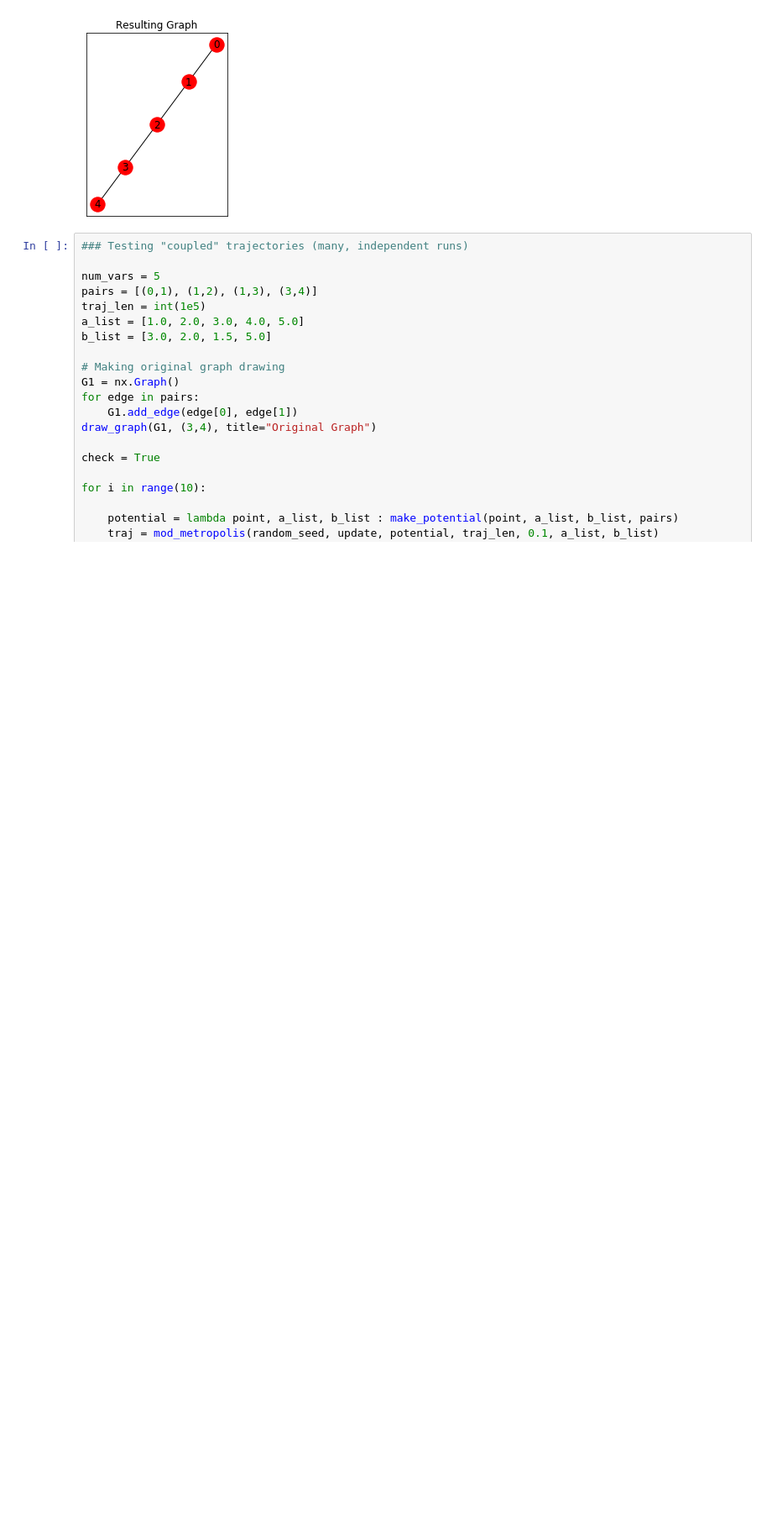
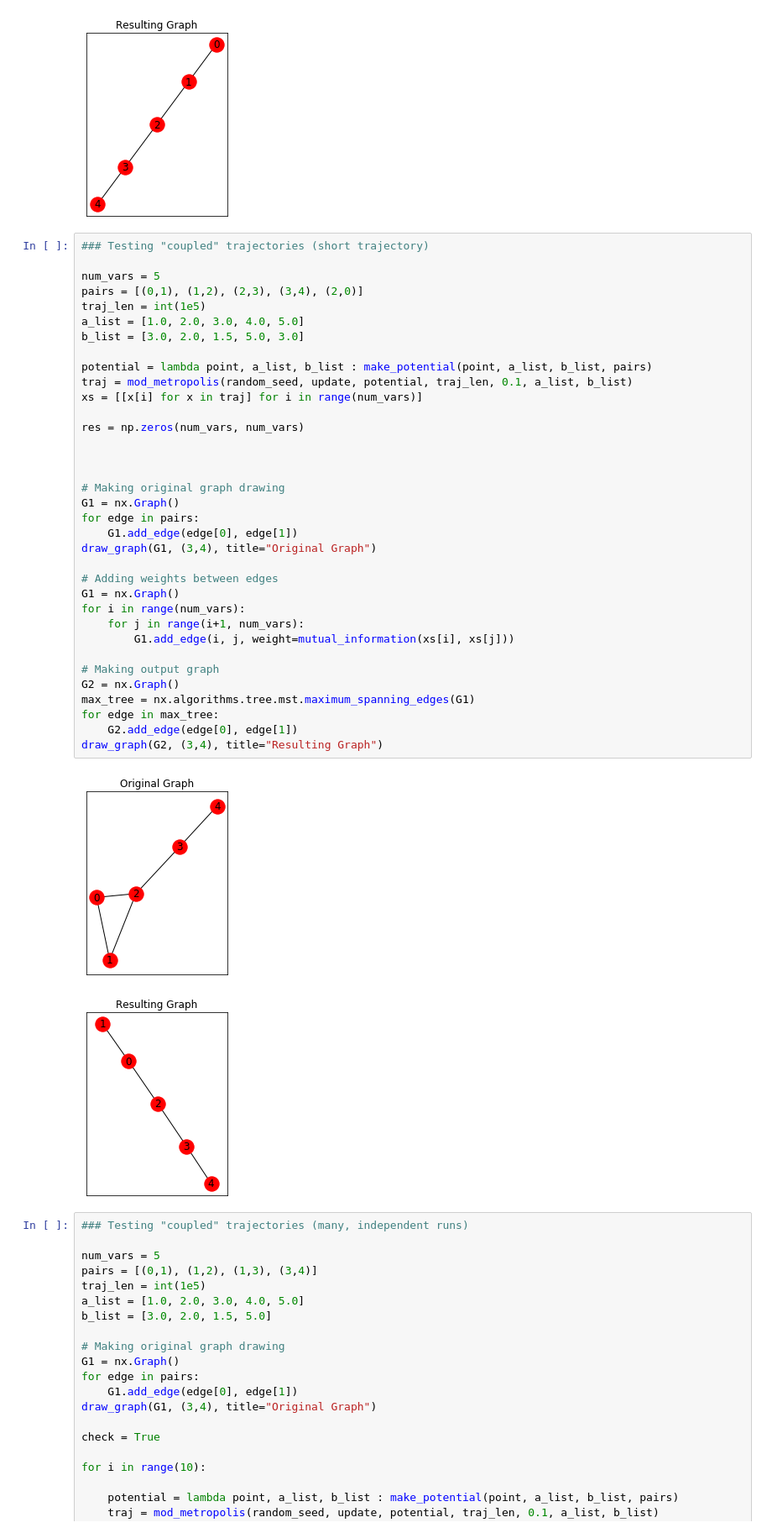
Before and after one commit to pavanravindra/graph_learning, a Jupyter notebook: meetings/08.20/08.20.ipynb, the cells around one changed output. Shown at 84% size. Drawn from its saved outputs; the diff is of its cells as text; blank space fills up the shorter version.

```diff
--- a/meetings/8.20.ipynb
+++ b/meetings/08.20/08.20.ipynb
@@ -296,6 +296,44 @@ draw_graph(G2, (3,4), title="Resulting Graph")
 # %% [output]
 [figure]
 [figure]
+# %%
+### Testing "coupled" trajectories (short trajectory)
+
+num_vars = 5
+pairs = [(0,1), (1,2), (2,3), (3,4), (2,0)]
+traj_len = int(1e5)
+a_list = [1.0, 2.0, 3.0, 4.0, 5.0]
+b_list = [3.0, 2.0, 1.5, 5.0, 3.0]
+
+potential = lambda point, a_list, b_list : make_potential(point, a_list, b_list, pairs)
+traj = mod_metropolis(random_seed, update, potential, traj_len, 0.1, a_list, b_list)
+xs = [[x[i] for x in traj] for i in range(num_vars)]
+
+res = np.zeros(num_vars, num_vars)
+
+
+
+# Making original graph drawing
+G1 = nx.Graph()
+for edge in pairs:
+    G1.add_edge(edge[0], edge[1])
+draw_graph(G1, (3,4), title="Original Graph")
+
+# Adding weights between edges
+G1 = nx.Graph()
+for i in range(num_vars):
+    for j in range(i+1, num_vars):
+        G1.add_edge(i, j, weight=mutual_information(xs[i], xs[j]))
+
+# Making output graph
+G2 = nx.Graph()
+max_tree = nx.algorithms.tree.mst.maximum_spanning_edges(G1)
+for edge in max_tree:
+    G2.add_edge(edge[0], edge[1])
+draw_graph(G2, (3,4), title="Resulting Graph")
+# %% [output]
+[figure, added]
+[figure, added]
 # %%
 ### Testing "coupled" trajectories (many, independent runs)
 
```
Also changed, not shown: 1 other file.
